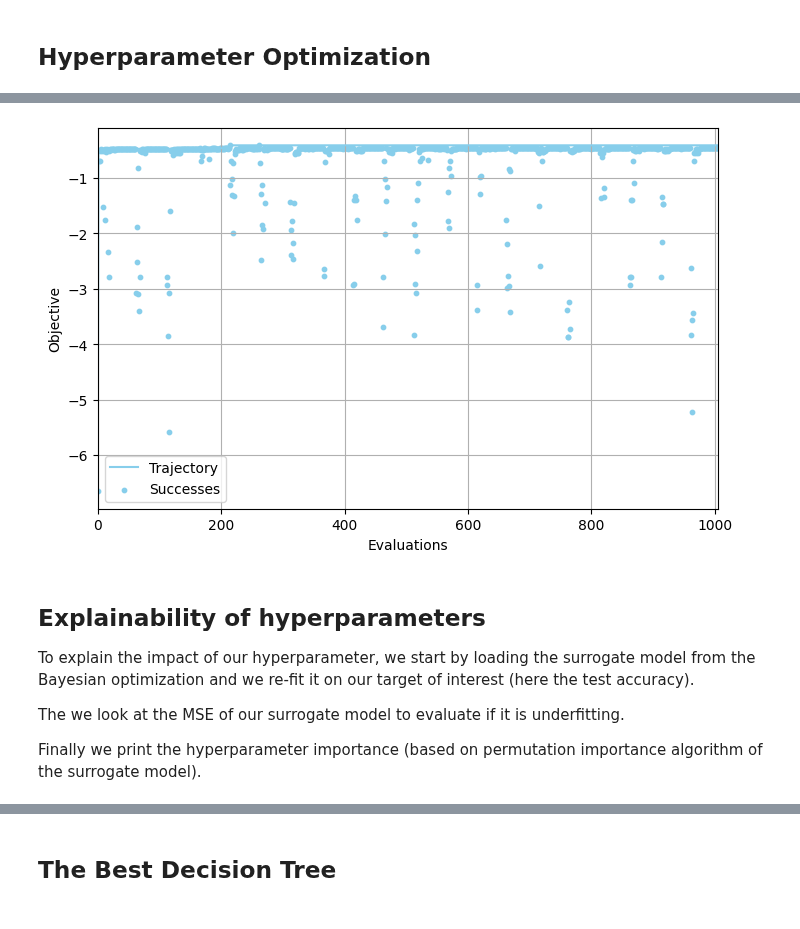
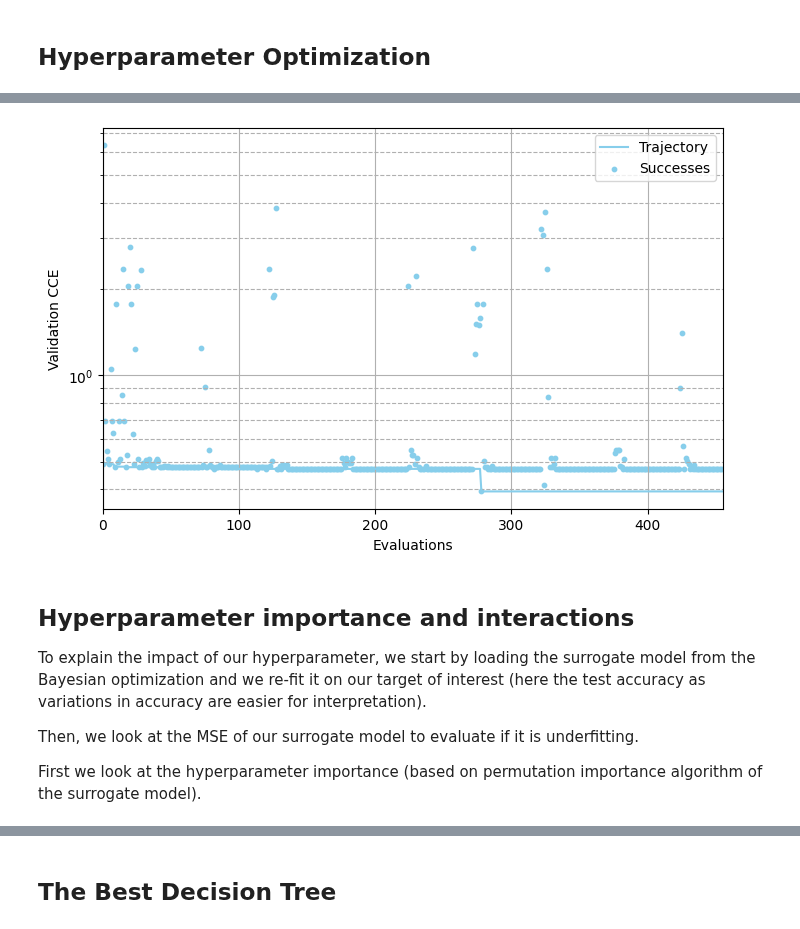
Before and after one commit to deephyper/tutorials, a Jupyter notebook: tutorials/notebooks/08_HPO_and_explainability/tutorial.ipynb, the cells around one changed output, grey strips where cells are left out. Saved outputs shown, nothing was run; the diff lists cells and outputs as text; code cells hidden in the pictures.

```diff
--- a/tutorials/notebooks/08_HPO_and_explainability/tutorial.ipynb
+++ b/tutorials/notebooks/08_HPO_and_explainability/tutorial.ipynb
@@ -156,7 +157,11 @@ def run(job, model_checkpoint_dir=".", verbose=True, show_plots=False):
     (x, y), (vx, vy) = load_data_train_valid(verbose=verbose)
     _, (tx, ty) = load_data_train_test()
 
-    model = DecisionTreeClassifier(**job.parameters)
+    # We just remove the dummy HP
+    model_kwargs = job.parameters.copy()
+    model_kwargs.pop("dummy")
+
+    model = DecisionTreeClassifier(**model_kwargs)
 
     if verbose:
         print(model)
@@ -177,6 +182,7 @@ def run(job, model_checkpoint_dir=".", verbose=True, show_plots=False):
 
     if show_plots:
         plt.figure(figsize=(WIDTH_PLOTS, HEIGHT_PLOTS))
+        plt.title("Decision Boundary")
         plot_decision_boundary_decision_tree(
             tx, ty, model, steps=1000, color_map="viridis"
         )
@@ -187,6 +193,7 @@ def run(job, model_checkpoint_dir=".", verbose=True, show_plots=False):
         plt.show()
 
     test_cce = log_loss(ty, model.predict_proba(tx))
+    test_acc = accuracy_score(ty, model.predict(tx))
 
     # The score is negated for maximization
     # The score is -Categorical Cross Entropy/LogLoss
@@ -213,6 +220,11 @@ def create_hpo_problem():
     problem.add_hyperparameter((1, 20), "min_samples_leaf", default_value=1)
     problem.add_hyperparameter((0.0, 0.5), "min_weight_fraction_leaf", default_value=0.0)
 
+    # We add a dummy hyperparameter as an indicator for our hyperparameter analysis
+    # The idea is that by construction we know this hyperparameter does not have any impact
+    # On the performance of our decision tree
+    problem.add_hyperparameter((0.0, 1.0), "dummy")
+
     return problem
 
 create_hpo_problem()
@@ -281,6 +294,7 @@ The accuracy is great, but the
 from deephyper.hpo import CBO
 from deephyper.evaluator import Evaluator
 from deephyper.evaluator.callback import TqdmCallback
+from deephyper.evaluator.callback import SearchEarlyStopping
 
 
 def run_hpo():
@@ -291,15 +305,19 @@ def run_hpo():
 
     evaluator = Evaluator.create(
         run,
-        method="ray",
+        method="thread",
         method_kwargs={
-            "num_cpus": 8,
-            "num_cpus_per_task": 1,
+            # "num_cpus": 1,
+            # "num_cpus_per_task": 1,
+            "num_workers": 8,
             "run_function_kwargs": {
                 "model_checkpoint_dir": model_checkpoint_dir,
                 "verbose": False,
             },
-            "callbacks": [TqdmCallback()]
+            "callbacks": [
+                TqdmCallback(),
+                # SearchEarlyStopping(patience=50),
+            ]
         },
     )
     search = CBO(
@@ -307,12 +325,22 @@ def run_hpo():
         evaluator,
         log_dir=hpo_dir,
         initial_points=[problem.default_configuration],
+        n_initial_points=20,
+        surrogate_model="ET", # Use Extra Trees as surrogate model
+        surrogate_model_kwargs={
+            "n_estimators": 25, # Relatively small number of trees in the surrogate to make it "fast"
+            "min_samples_split": 8, # Larger number to avoid small leaf nodes (smoothing the response)
+        },
+        acq_func="UCBd",
+        acq_optimizer="mixedga",
+        acq_optimizer_freq=1,
+        # kappa=1.96,
         kappa=5.0,
         scheduler={"type": "periodic-exp-decay", "period": 50, "kappa_final": 0.0001},
         objective_scaler="identity",
     )
 
-    results = search.search(max_evals=1_000)
+    results = search.search(max_evals=450)
 
     return search, results
 # %%
@@ -338,17 +366,20 @@ results
 # %%
 from deephyper.analysis.hpo import plot_search_trajectory_single_objective_hpo
 
 plt.figure(figsize=(WIDTH_PLOTS, HEIGHT_PLOTS))
-plot_search_trajectory_single_objective_hpo(results)
+plot_search_trajectory_single_objective_hpo(results, mode="min")
+plt.yscale("log")
+plt.ylabel("Validation CCE")
+plt.grid(which="minor", linestyle="--")
 plt.show()
 # %% [output]
-[figure, old version]
+[figure, new version]
 # %% [markdown]
-## Explainability of hyperparameters
+## Hyperparameter importance and interactions
 
-To explain the impact of our hyperparameter, we start by loading the surrogate model from the Bayesian optimization and we re-fit it on our target of interest (here the test accuracy).
+To explain the impact of our hyperparameter, we start by loading the surrogate model from the Bayesian optimization and we re-fit it on our target of interest (here the test accuracy as variations in accuracy are easier for interpretation).
 
-The we look at the MSE of our surrogate model to evaluate if it is underfitting.
+Then, we look at the MSE of our surrogate model to evaluate if it is underfitting.
 
-Finally we print the hyperparameter importance (based on permutation importance algorithm of the surrogate model).
+First we look at the hyperparameter importance (based on permutation importance algorithm of the surrogate model).
 # %%
```
Also changed, not shown: parts of 14 cells of this notebook.
